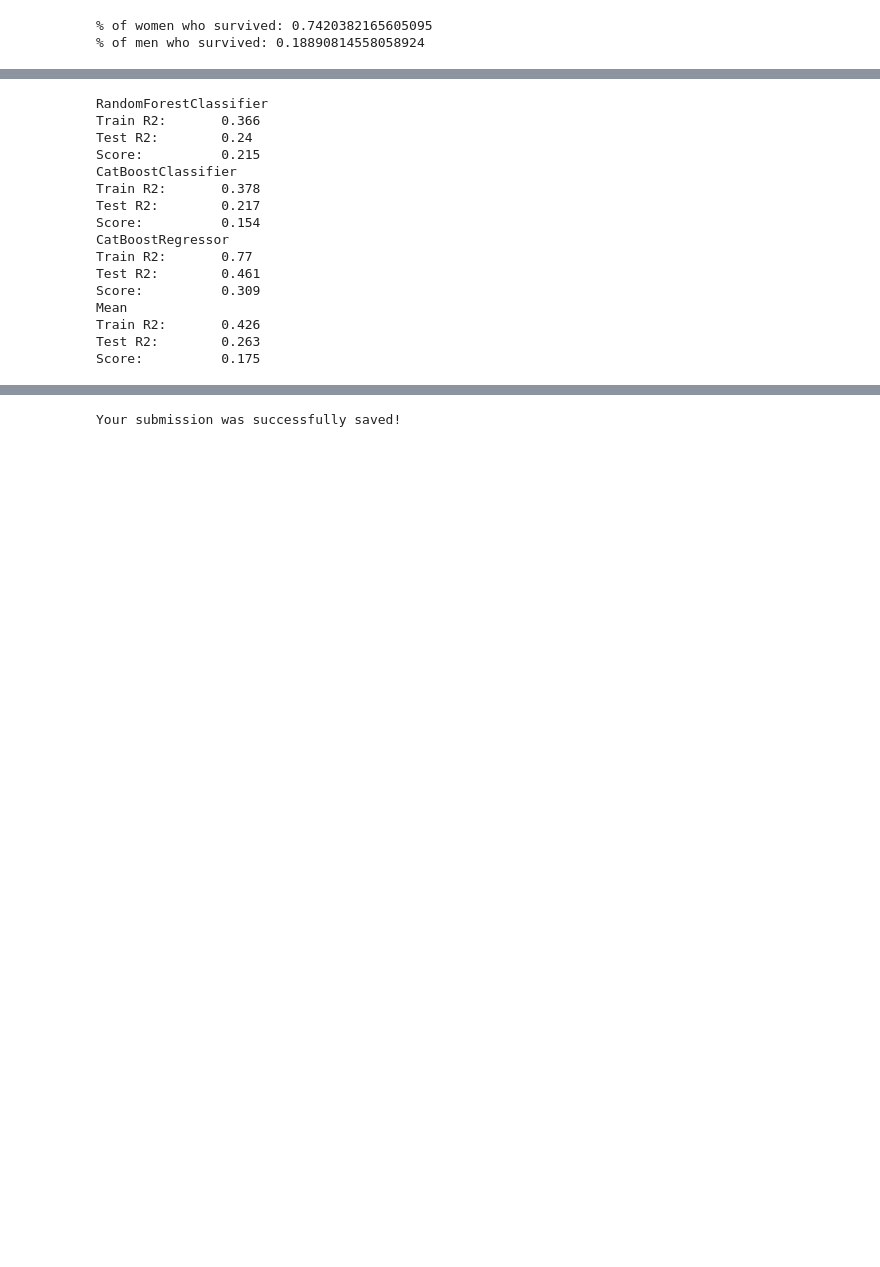
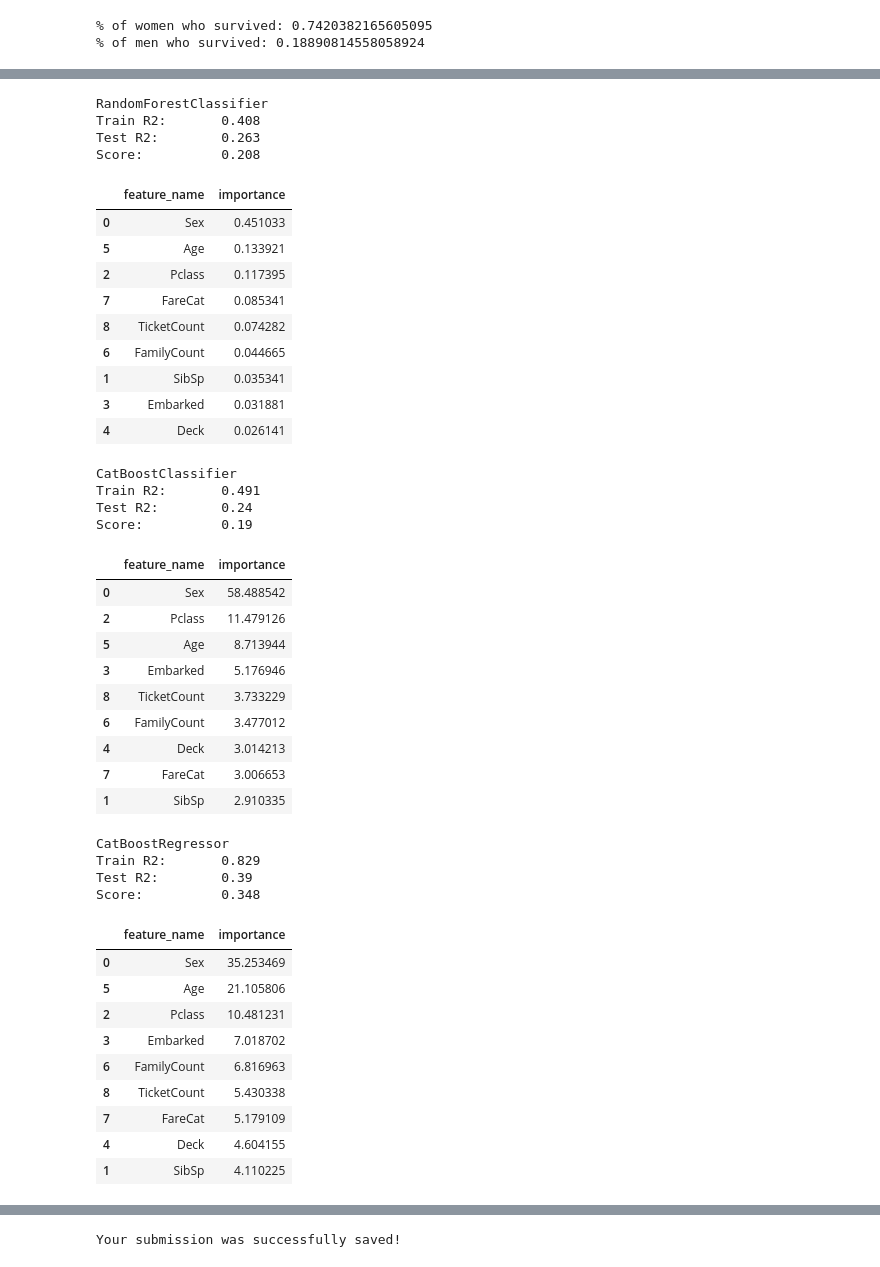
Before and after one commit to BlackStoneShadow/Python, a Jupyter notebook: MLearning/Lesson5/titanic.ipynb, the cells around one changed output, grey strips where cells are left out. Saved outputs shown, nothing was run; the diff lists cells and outputs as text; code cells hidden in the pictures; blank space fills up the shorter version.

```diff
--- a/MLearning/Lesson5/titanic.ipynb
+++ b/MLearning/Lesson5/titanic.ipynb
@@ -150,12 +187,15 @@ plt.show()
 # %%
 from sklearn.metrics import r2_score as r2
 
-def evaluate_preds(train_true_values, train_pred_values, test_true_values, test_pred_values, cv_score):
+def evaluate_preds(train_true_values, train_pred_values, test_true_values, test_pred_values, cv_score, feature_imp = None):
     print(f"Train R2:\t{round(r2(train_true_values, train_pred_values), 3)}")
     print(f"Test R2:\t{round(r2(test_true_values, test_pred_values), 3)}")
     print(f"Score:\t\t{round(cv_score.mean(), 3)}")
+
+    if feature_imp is not None:
+        display(feature_imp.sort_values(by="importance", ascending = False))
 # %%
-features = ["Sex", "SibSp", "Parch", "Pclass", "Embarked", "Deck", "Age"]
+features = ["Sex", "SibSp", "Parch", "Pclass", "Embarked", "Deck", "Age", "FamilyCount", "FareCat", "TicketCount"]
 # %%
 from sklearn.model_selection import train_test_split
 from sklearn.model_selection import KFold, cross_val_score
@@ -180,46 +220,74 @@ def model_testR2(data, model):
 
     cv_score = cross_val_score(model, X_train, y_train, scoring='r2', cv=KFold(n_splits=3, shuffle=True, random_state=21))
 
-    return [y_train, y_train_preds, y_valid, y_valid_preds, cv_score]
+    feature_importances = pd.DataFrame(zip(X.columns, model.feature_importances_), columns=["feature_name", "importance"])
+
+    return [y_train, y_train_preds, y_valid, y_valid_preds, cv_score, feature_importances]
 # %%
 # coefficient of determination
 from sklearn.ensemble import RandomForestClassifier
 from catboost import CatBoostClassifier, CatBoostRegressor
 
-y_train1, y_train_preds1, y_valid1, y_valid_preds1, cv_score1 = model_testR2(train_data, RandomForestClassifier(n_estimators=100, max_depth=5, random_state=1))
-y_train2, y_train_preds2, y_valid2, y_valid_preds2, cv_score2 = model_testR2(train_data, CatBoostClassifier(iterations=32, depth=15, loss_function='Logloss', silent=True, ))
-y_train3, y_train_preds3, y_valid3, y_valid_preds3, cv_score3 = model_testR2(train_data, CatBoostRegressor(depth=9, l2_leaf_reg=2, iterations=1000, loss_function='RMSE', eval_metric='RMSE', random_seed=21, silent=True, ))
+y_train1, y_train_preds1, y_valid1, y_valid_preds1, cv_score1, feature_imp1 = model_testR2(train_data, RandomForestClassifier(n_estimators=100, max_depth=5, random_state=1))
+y_train2, y_train_preds2, y_valid2, y_valid_preds2, cv_score2, feature_imp2 = model_testR2(train_data, CatBoostClassifier(iterations=32, depth=15, loss_function='Logloss', silent=True, ))
+y_train3, y_train_preds3, y_valid3, y_valid_preds3, cv_score3, feature_imp3 = model_testR2(train_data, CatBoostRegressor(depth=9, l2_leaf_reg=2, iterations=1000, loss_function='RMSE', eval_metric='RMSE', random_seed=21, silent=True, ))
 
 y_train = np.array(tuple(map(lambda item: 1 if item > 0.5 else 0, np.mean(np.array([ y_train1, y_train2, y_train3 ]), axis=0))))
 y_valid = np.array(tuple(map(lambda item: 1 if item > 0.5 else 0, np.mean(np.array([ y_valid1, y_valid2, y_valid3 ]), axis=0))))
 
 y_train_preds = np.array(tuple(map(lambda item: 1 if item > 0.5 else 0, np.mean(np.array([ y_train_preds1, y_train_preds2, y_train_preds3 ]), axis=0))))
 y_valid_preds = np.array(tuple(map(lambda item: 1 if item > 0.5 else 0, np.mean(np.array([ y_valid_preds1, y_valid_preds2, y_valid_preds3 ]), axis=0))))
 
 cv_score = np.mean(np.array([ cv_score1, cv_score2, cv_score2 ]), axis=0)
 
 print("RandomForestClassifier")
-evaluate_preds(y_train1, y_train_preds1, y_valid1, y_valid_preds1, cv_score1)
+evaluate_preds(y_train1, y_train_preds1, y_valid1, y_valid_preds1, cv_score1, feature_imp1)
 print("CatBoostClassifier")
-evaluate_preds(y_train2, y_train_preds2, y_valid2, y_valid_preds2, cv_score2)
+evaluate_preds(y_train2, y_train_preds2, y_valid2, y_valid_preds2, cv_score2, feature_imp2)
 print("CatBoostRegressor")
-evaluate_preds(y_train3, y_train_preds3, y_valid3, y_valid_preds3, cv_score3)
+evaluate_preds(y_train3, y_train_preds3, y_valid3, y_valid_preds3, cv_score3, feature_imp3)
 print("Mean")
 evaluate_preds(y_train, y_train_preds, y_valid, y_valid_preds, cv_score)
 # %% [output]
 RandomForestClassifier
-Train R2:       0.366
-Test R2:        0.24
-Score:          0.215
-CatBoostClassifier
-Train R2:       0.378
-Test R2:        0.217
-Score:          0.154
-CatBoostRegressor
-Train R2:       0.77
-Test R2:        0.461
-Score:          0.309
-Mean
-Train R2:       0.426
+Train R2:       0.408
 Test R2:        0.263
-Score:          0.175
+Score:          0.208
+|  | feature_name | importance |
+| 0 | Sex | 0.451033 |
+| 5 | Age | 0.133921 |
+| 2 | Pclass | 0.117395 |
+| 7 | FareCat | 0.085341 |
+| 8 | TicketCount | 0.074282 |
+| 6 | FamilyCount | 0.044665 |
+| 1 | SibSp | 0.035341 |
+| 3 | Embarked | 0.031881 |
+| 4 | Deck | 0.026141 |
+CatBoostClassifier
+Train R2:       0.491
+Test R2:        0.24
+Score:          0.19
+|  | feature_name | importance |
+| 0 | Sex | 58.488542 |
+| 2 | Pclass | 11.479126 |
+| 5 | Age | 8.713944 |
+| 3 | Embarked | 5.176946 |
+| 8 | TicketCount | 3.733229 |
+| 6 | FamilyCount | 3.477012 |
+| 4 | Deck | 3.014213 |
+| 7 | FareCat | 3.006653 |
+| 1 | SibSp | 2.910335 |
+CatBoostRegressor
+Train R2:       0.829
+Test R2:        0.39
+Score:          0.348
+|  | feature_name | importance |
+| 0 | Sex | 35.253469 |
+| 5 | Age | 21.105806 |
+| 2 | Pclass | 10.481231 |
+| 3 | Embarked | 7.018702 |
+| 6 | FamilyCount | 6.816963 |
+| 8 | TicketCount | 5.430338 |
+| 7 | FareCat | 5.179109 |
+| 4 | Deck | 4.604155 |
+| 1 | SibSp | 4.110225 |
```
Also changed, not shown: parts of 9 cells of this notebook, 1 other file.
